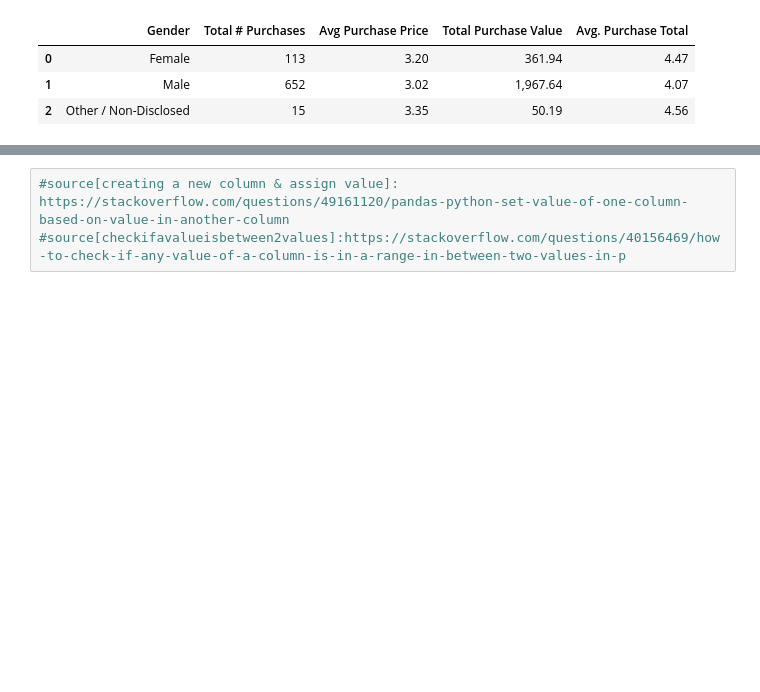
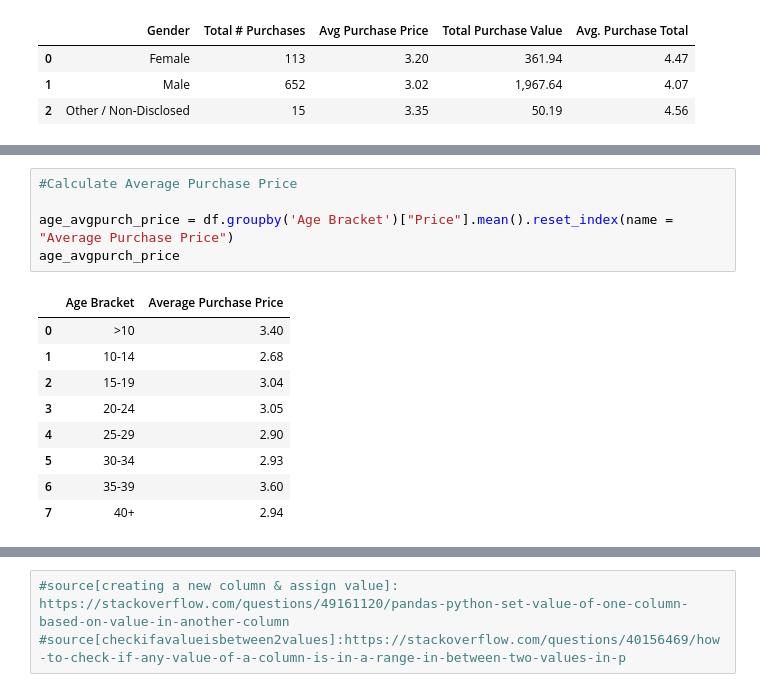
Before and after one commit to JosefinaAureaAmaro/01_Python_Pandas, a Jupyter notebook: Heroes_of_Pymoli.ipynb, the cells around one changed output, grey strips where cells are left out. Drawn from its saved outputs; the diff is of its cells as text; blank space fills up the shorter version.

```diff
--- a/Heroes_of_Pymoli.ipynb
+++ b/Heroes_of_Pymoli.ipynb
@@ -228,0 +236,15 @@ print(AgeBracketcolumn)
+# %%
+#Calculate Average Purchase Price
+
+age_avgpurch_price = df.groupby('Age Bracket')["Price"].mean().reset_index(name = "Average Purchase Price")
+age_avgpurch_price
+# %% [output]
+|  | Age Bracket | Average Purchase Price |
+| 0 | >10 | 3.40 |
+| 1 | 10-14 | 2.68 |
+| 2 | 15-19 | 3.04 |
+| 3 | 20-24 | 3.05 |
+| 4 | 25-29 | 2.90 |
+| 5 | 30-34 | 2.93 |
+| 6 | 35-39 | 3.60 |
+| 7 | 40+ | 2.94 |
```
Also changed, not shown: parts of 8 cells of this notebook.
